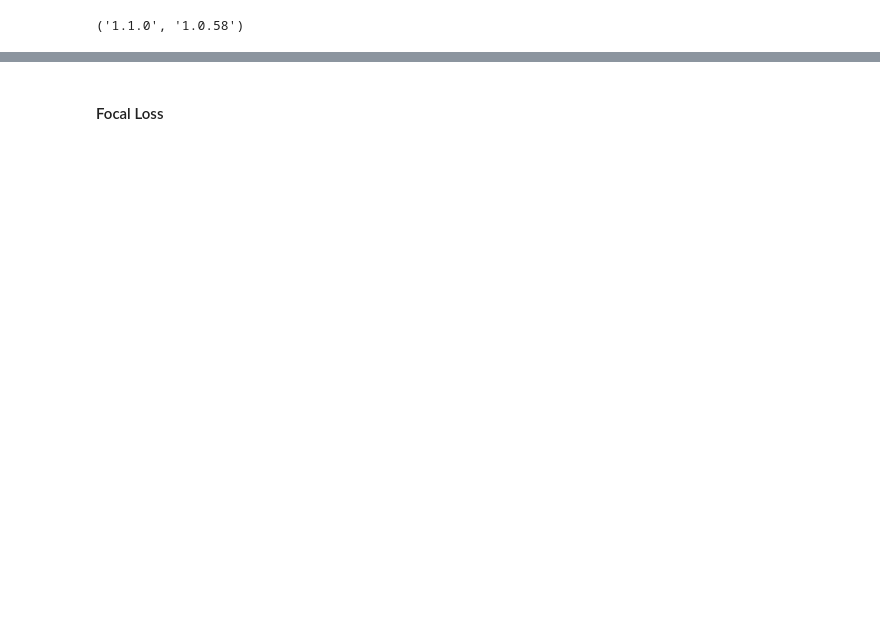
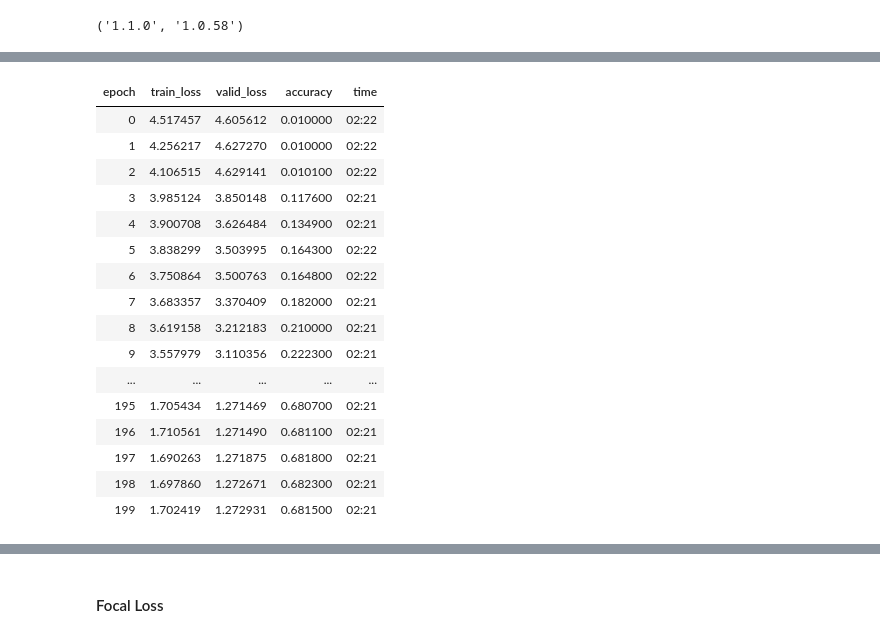
Before and after one commit to divyanshj16/micronet, a Jupyter notebook: experiments/10-cifar100-FocalLoss-sz32-efficientnet.ipynb, the cells around one changed output, grey strips where cells are left out. Cells and saved outputs as stored; diff of their text form; code cells hidden in the pictures; blank space fills up the shorter version.

```diff
--- a/experiments/10-cifar100-FocalLoss-sz32-efficientnet.ipynb
+++ b/experiments/10-cifar100-FocalLoss-sz32-efficientnet.ipynb
@@ -113,7 +105,7 @@ import numpy as np
 # %%
 from efficientnet_pytorch import EfficientNet
 # %%
-model = EfficientNet.from_name('efficientnet-b1', {'num_classes': 100})
+model = EfficientNet.from_name('efficientnet-b7', {'num_classes': 100})
 # %%
 from fastai.basic_train import Learner
 # %%
@@ -147,0 +146,25 @@ Callbacks functions applied
+# %%
+learn.fit_one_cycle(200, 5e-3,
+                    callbacks=SaveModelCallback(learn,
+                                                name='efficient_net',
+                                                monitor='accuracy',
+                                                mode='max' ),
+                    wd=0.1)
+# %% [output]
+| epoch | train_loss | valid_loss | accuracy | time |
+| 0 | 4.517457 | 4.605612 | 0.010000 | 02:22 |
+| 1 | 4.256217 | 4.627270 | 0.010000 | 02:22 |
+| 2 | 4.106515 | 4.629141 | 0.010100 | 02:22 |
+| 3 | 3.985124 | 3.850148 | 0.117600 | 02:21 |
+| 4 | 3.900708 | 3.626484 | 0.134900 | 02:21 |
+| 5 | 3.838299 | 3.503995 | 0.164300 | 02:22 |
+| 6 | 3.750864 | 3.500763 | 0.164800 | 02:22 |
+| 7 | 3.683357 | 3.370409 | 0.182000 | 02:21 |
+| 8 | 3.619158 | 3.212183 | 0.210000 | 02:21 |
+| 9 | 3.557979 | 3.110356 | 0.222300 | 02:21 |
+| ... | ... | ... | ... | ... |
+| 195 | 1.705434 | 1.271469 | 0.680700 | 02:21 |
+| 196 | 1.710561 | 1.271490 | 0.681100 | 02:21 |
+| 197 | 1.690263 | 1.271875 | 0.681800 | 02:21 |
+| 198 | 1.697860 | 1.272671 | 0.682300 | 02:21 |
+| 199 | 1.702419 | 1.272931 | 0.681500 | 02:21 |
```
Also changed, not shown: parts of 11 cells of this notebook, 5 other files.
